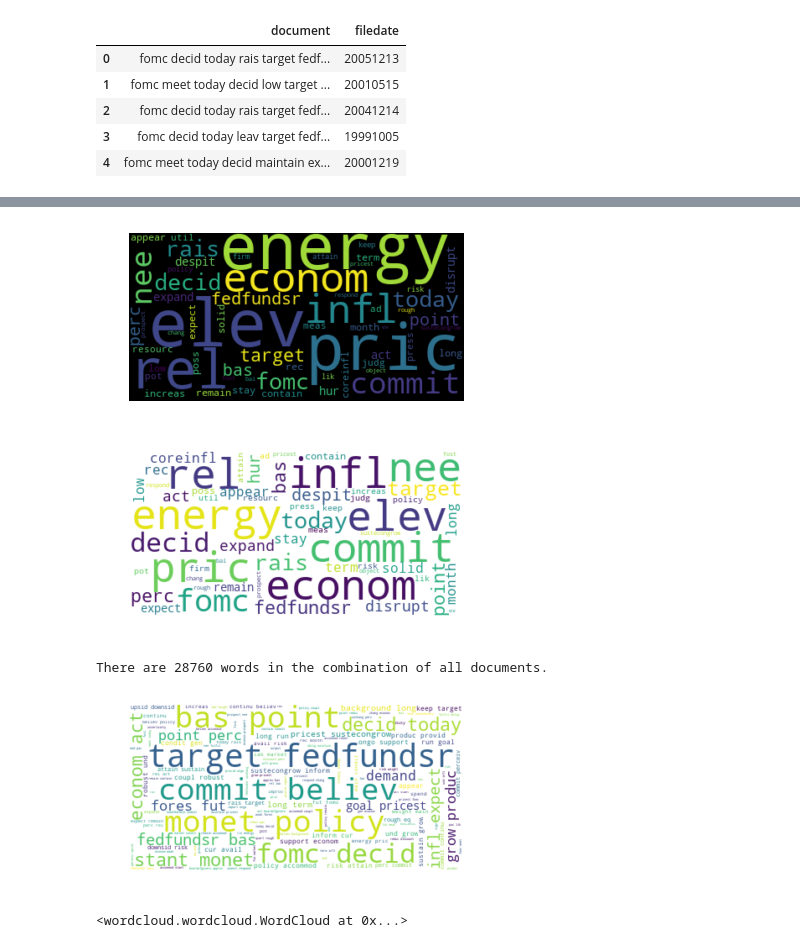
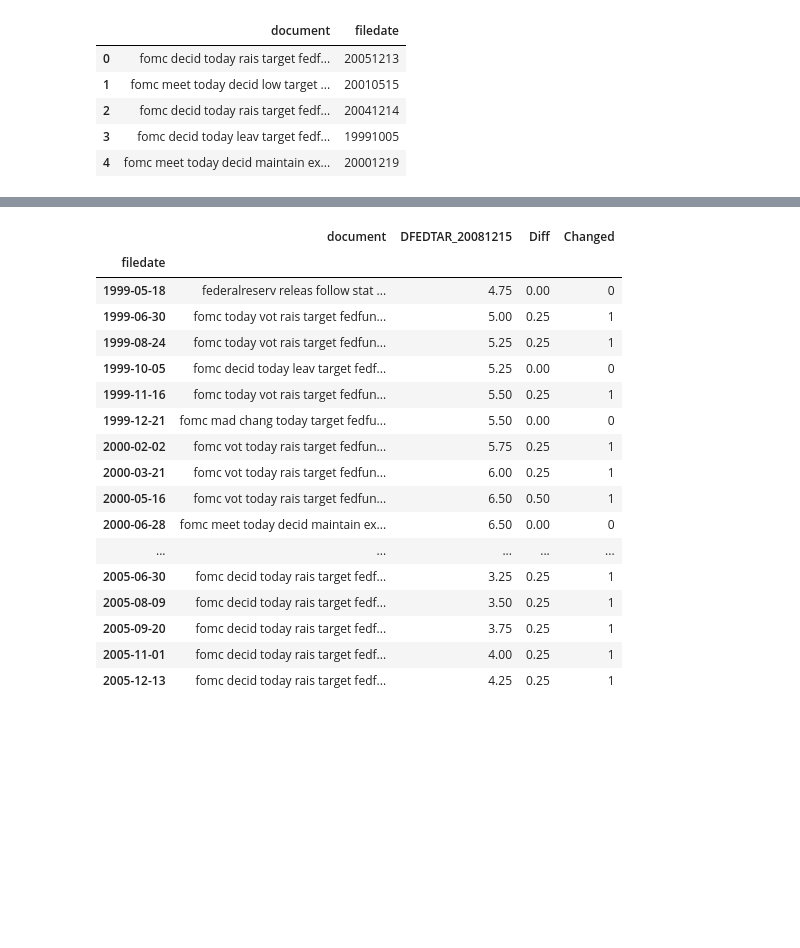
Before and after one commit to michellebonat/Fed_Funds_ML, a Jupyter notebook: Data.ipynb, the cells around one changed output, grey strips where cells are left out. Saved outputs shown, nothing was run; the diff lists cells and outputs as text; code cells hidden in the pictures; blank space fills up the shorter version.

Commit message:
Add indicator for rate change near doc published period

```diff
--- a/Data.ipynb
+++ b/Data.ipynb
@@ -99,0 +89,4 @@ df.head()
+# %%
+# Set the index to 'date' column
+df = df.set_index('date')
+df.head()
@@ -99,0 +101,4 @@ df.head()
+# %%
+# Sort rate df by the index (which is now set to 'date')
+df = df.sort_index()
+df.head(10)
@@ -204,0 +154,4 @@ AttributeError: 'Timedelta' object has no attribute 'sort_values'
+# %%
+# Set the index of docdf to the filedate column
+docdf = docdf.set_index('filedate')
+docdf.head()
@@ -204,0 +166,4 @@ AttributeError: 'Timedelta' object has no attribute 'sort_values'
+# %%
+# Sort docdf by the index (which is now set to filedate)
+docdf = docdf.sort_index()
+docdf.head(10)
@@ -205,3 +183,28 @@ AttributeError: 'Timedelta' object has no attribute 'sort_values'
+# %%
+# Indicate if a rate changed within x days (try 7?) after a document is published,
+# by merging the rate and content df's
+tol = pd.Timedelta('7 day')
+change_df = pd.merge_asof(left=docdf,right=df,right_index=True,left_index=True,direction='nearest',tolerance=tol)
+change_df.head(100)
+# %% [output]
+|  | document | DFEDTAR_20081215 | Diff | Changed |
+| filedate |  |  |  |  |
+| 1999-05-18 | federalreserv releas follow stat ... | 4.75 | 0.00 | 0 |
+| 1999-06-30 | fomc today vot rais target fedfun... | 5.00 | 0.25 | 1 |
+| 1999-08-24 | fomc today vot rais target fedfun... | 5.25 | 0.25 | 1 |
+| 1999-10-05 | fomc decid today leav target fedf... | 5.25 | 0.00 | 0 |
+| 1999-11-16 | fomc today vot rais target fedfun... | 5.50 | 0.25 | 1 |
+| 1999-12-21 | fomc mad chang today target fedfu... | 5.50 | 0.00 | 0 |
+| 2000-02-02 | fomc vot today rais target fedfun... | 5.75 | 0.25 | 1 |
+| 2000-03-21 | fomc vot today rais target fedfun... | 6.00 | 0.25 | 1 |
+| 2000-05-16 | fomc vot today rais target fedfun... | 6.50 | 0.50 | 1 |
+| 2000-06-28 | fomc meet today decid maintain ex... | 6.50 | 0.00 | 0 |
+| ... | ... | ... | ... | ... |
+| 2005-06-30 | fomc decid today rais target fedf... | 3.25 | 0.25 | 1 |
+| 2005-08-09 | fomc decid today rais target fedf... | 3.50 | 0.25 | 1 |
+| 2005-09-20 | fomc decid today rais target fedf... | 3.75 | 0.25 | 1 |
+| 2005-11-01 | fomc decid today rais target fedf... | 4.00 | 0.25 | 1 |
+| 2005-12-13 | fomc decid today rais target fedf... | 4.25 | 0.25 | 1 |
 # %%
 # EDA using WordCloud
 # imports
@@ -258,9 +261,3 @@ plt.show()
 
 # Save the image in the img folder:
 wordcloud.to_file("images/all_doc_cloud.png")
-# %% [output]
-[figure, removed]
-[figure, removed]
-There are 28760 words in the combination of all documents.
-[figure, removed]
-<wordcloud.wordcloud.WordCloud at 0x...>
```
Also changed, not shown: parts of 10 cells of this notebook.
